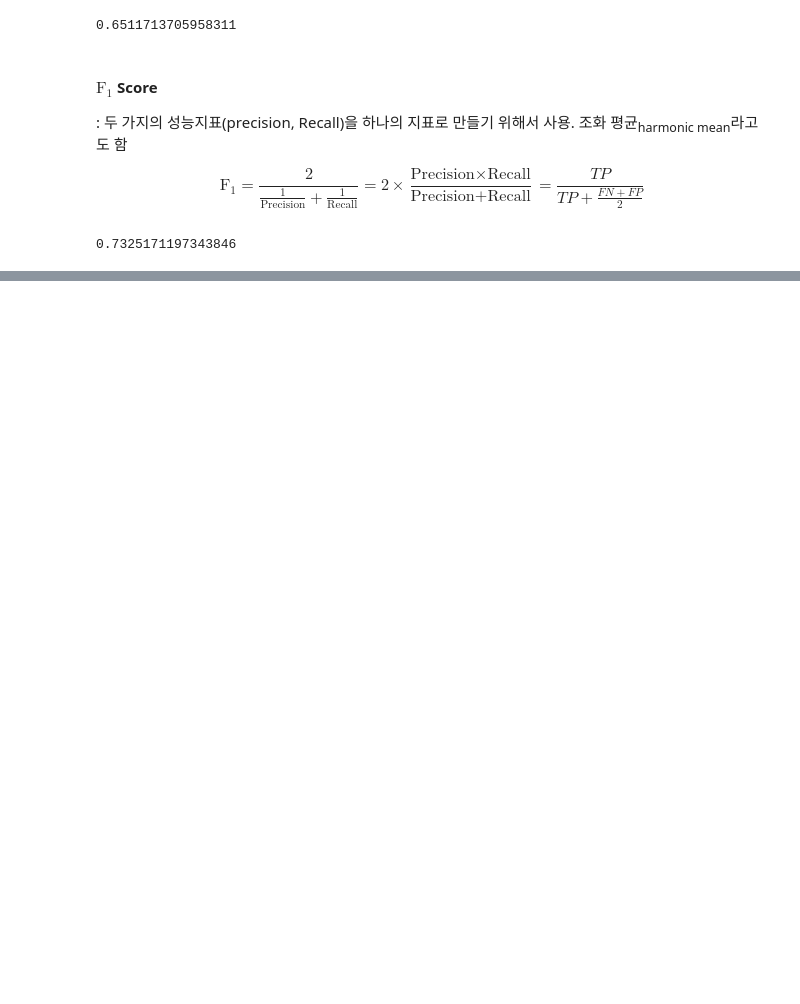
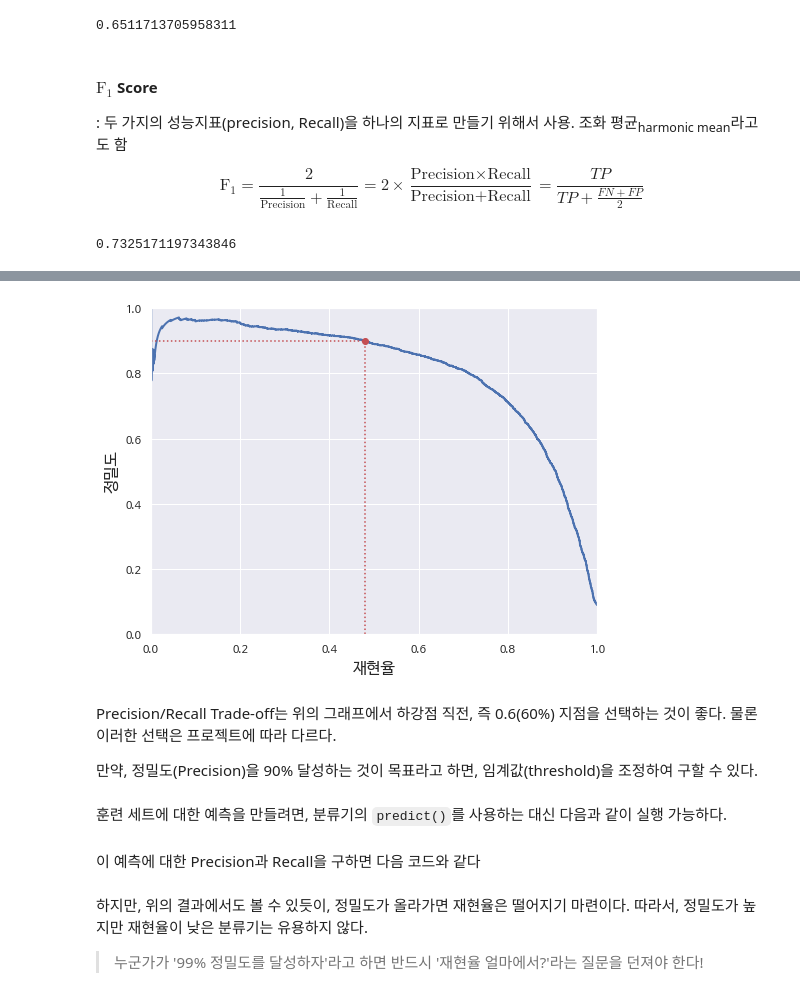
Before and after one commit to anxt4/hands-on-ml-2, a Jupyter notebook: ch03-Classification.ipynb, the cells around one changed output, grey strips where cells are left out. Saved outputs shown, nothing was run; the diff lists cells and outputs as text; code cells hidden in the pictures; blank space fills up the shorter version.

```diff
--- a/ch03-Classification.ipynb
+++ b/ch03-Classification.ipynb
@@ -229,0 +303,19 @@ f1_score(y_train_5, y_train_pred)
+# %%
+def plot_precision_vs_recall(precisions, recalls):
+    plt.plot(recalls, precisions, "b-", linewidth=2)
+    plt.xlabel("재현율", fontsize=16)
+    plt.ylabel("정밀도", fontsize=16)
+    plt.axis([0, 1, 0, 1])
+
+plt.figure(figsize=(8, 6))
+plot_precision_vs_recall(precisions, recalls)
+plt.plot([recall_90_precision, recall_90_precision], [0., 0.9], "r:")
+plt.plot([0.0, recall_90_precision], [0.9, 0.9], "r:")
+plt.plot([recall_90_precision], [0.9], "ro")
+plt.show()
+# %% [output]
+[figure, added]
+# %% [markdown]
+Precision/Recall Trade-off는 위의 그래프에서 하강점 직전, 즉 0.6(60%) 지점을 선택하는 것이 좋다. 물론 이러한 선택은 프로젝트에 따라 다르다.
+
+만약, 정밀도(Precision)을 90% 달성하는 것이 목표라고 하면, 임계값(threshold)을 조정하여 구할 수 있다.
@@ -229,0 +325,2 @@ f1_score(y_train_5, y_train_pred)
+# %% [markdown]
+훈련 세트에 대한 예측을 만들려면, 분류기의 `predict()`를 사용하는 대신 다음과 같이 실행 가능하다.
@@ -229,0 +330,2 @@ f1_score(y_train_5, y_train_pred)
+# %% [markdown]
+이 예측에 대한 Precision과 Recall을 구하면 다음 코드와 같다
@@ -229,0 +336,4 @@ f1_score(y_train_5, y_train_pred)
+# %% [markdown]
+하지만, 위의 결과에서도 볼 수 있듯이, 정밀도가 올라가면 재현율은 떨어지기 마련이다. 따라서, 정밀도가 높지만 재현율이 낮은 분류기는 유용하지 않다.
+
+> 누군가가 '99% 정밀도를 달성하자'라고 하면 반드시 '재현율 얼마에서?'라는 질문을 던져야 한다!
```
Also changed, not shown: parts of 53 cells of this notebook, 5 other files.
